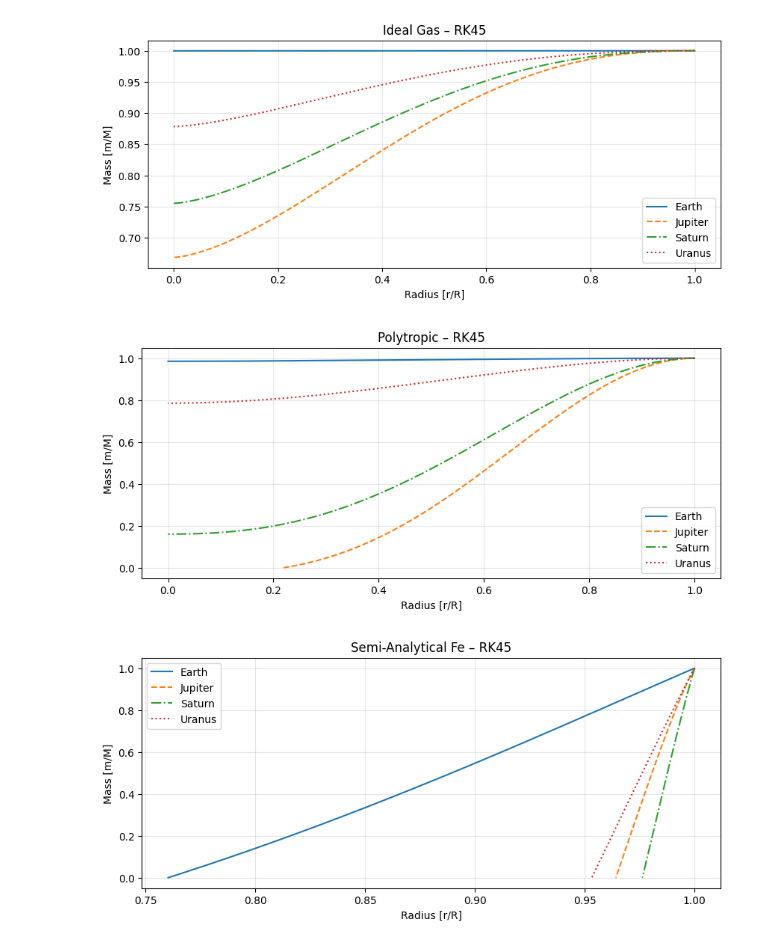
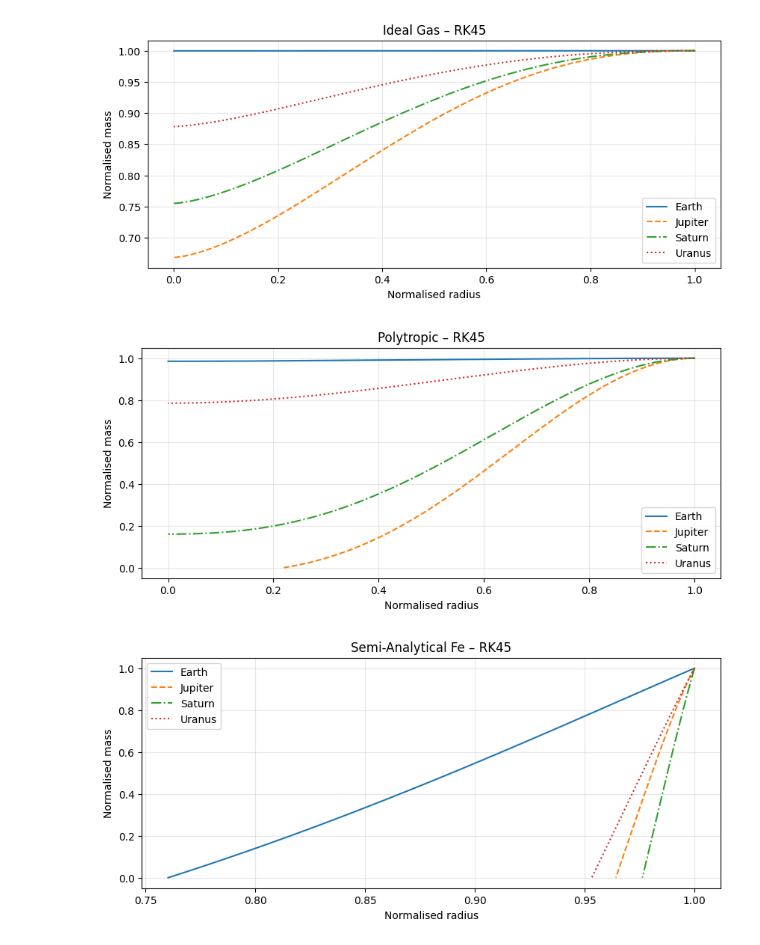
Before and after one commit to Akut-Luna/AST-514-Final-Project, a Jupyter notebook: plot_5.ipynb, the cells around one changed output. Saved outputs shown, nothing was run; the diff lists cells and outputs as text; code cells hidden in the pictures.

```diff
--- a/plot_5.ipynb
+++ b/plot_5.ipynb
@@ -40,35 +40,35 @@ def plot_eos(no):
         file_path = os.path.join('data', 'simulation_results', 'plot_5', f'0{no}', file_name)
         data = np.loadtxt(file_path, skiprows=1, delimiter=',')
         datas.append(data)
 
     # ------------------- plot ------------------
     linestyles = ['-', '--', '-.', ':', (0, (3, 1, 1, 1)), (0, (5, 5))]
     plt.figure(figsize=(10, 4))
     for linestyle, planet, data in zip(linestyles, planets, datas):
         R0 = data[:,0][0]
         M0 = data[:,1][0]
         plt.plot(data[:,0]/R0, data[:,1]/M0, label=planet, linestyle=linestyle)
 
     plt.title(f'{nice_name(no)}\u2013 RK45')
     # plt.yscale('log')
-    plt.xlabel('Radius [r/R]')
-    plt.ylabel('Mass [m/M]')
+    plt.xlabel('Normalised radius')
+    plt.ylabel('Normalised mass')
     plt.grid(True, alpha=0.3)
     plt.legend()
 
     file_name = f'plot_5_different_planets_{sim_names[no]}.pdf'
 
     folder_path = os.path.join('plots')
     file_path = os.path.join(folder_path, file_name)
     os.makedirs(folder_path, exist_ok=True)
     plt.savefig(file_path)
 
     plt.show()
     plt.close()
 
 for no in [1,2,3,4,5,6]:
     plot_eos(no)
 # %% [output]
-[figure, old version]
+[figure, new version]
-[figure, old version]
+[figure, new version]
-[figure, old version]
+[figure, new version]
```
Also changed, not shown: parts of 1 cell of this notebook, 2 other files.
